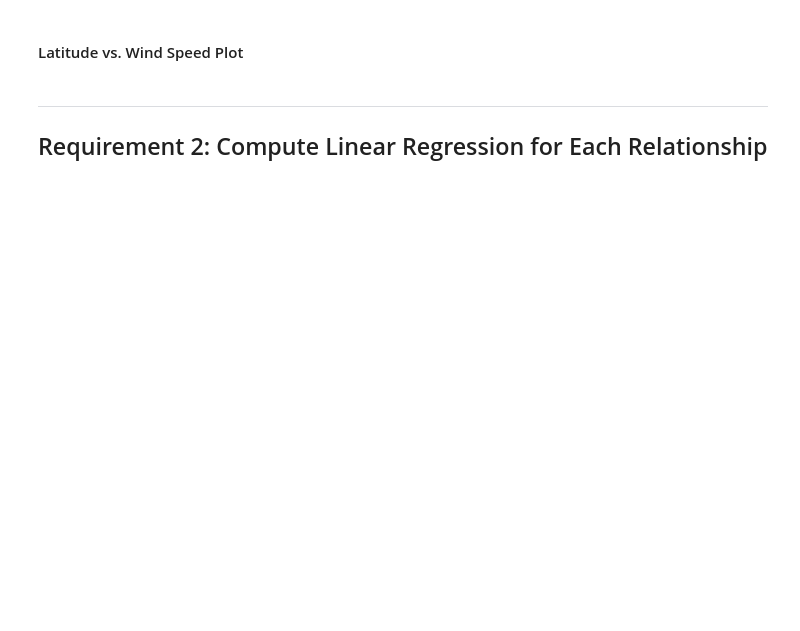
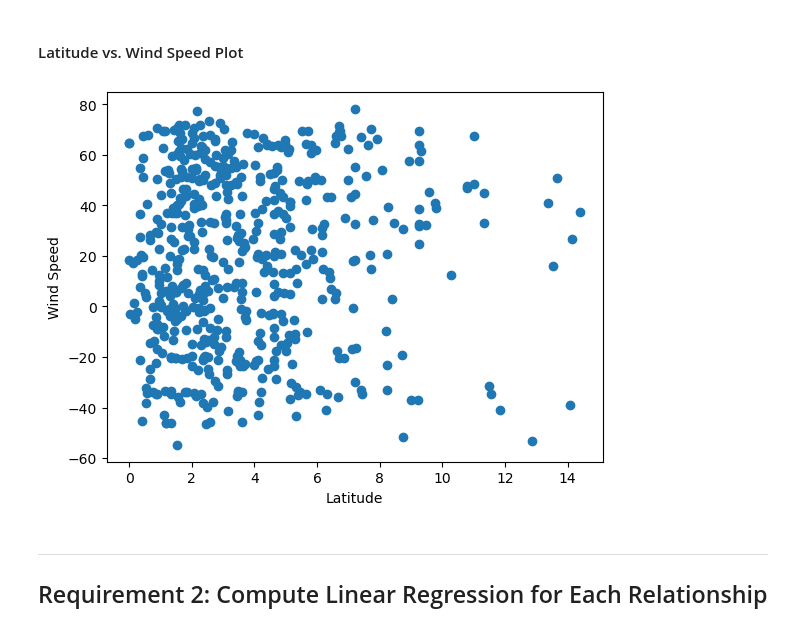
Before and after one commit to johnsonjulien/python-api-challenge, a Jupyter notebook: WeatherPy.ipynb, the cells around one changed output. Saved outputs shown, nothing was run; the diff lists cells and outputs as text; code cells hidden in the pictures; blank space fills up the shorter version.

```diff
--- a/WeatherPy.ipynb
+++ b/WeatherPy.ipynb
@@ -194,16 +261,19 @@ plt.show()
 #### Latitude vs. Wind Speed Plot
 # %%
 # Build the scatter plots for latitude vs. wind speed
-# YOUR CODE HERE
+plt.scatter(city_data_df["Wind Speed"], city_data_df["Lat"])
 
 # Incorporate the other graph properties
-# YOUR CODE HERE
+plt.xlabel("Latitude")
+plt.ylabel("Wind Speed")
 
 # Save the figure
 plt.savefig("output_data/Fig4.png")
 
 # Show plot
 plt.show()
+# %% [output]
+[figure, added]
 # %% [markdown]
 ---
 
```
Also changed, not shown: parts of 35 cells of this notebook, 7 other files.
